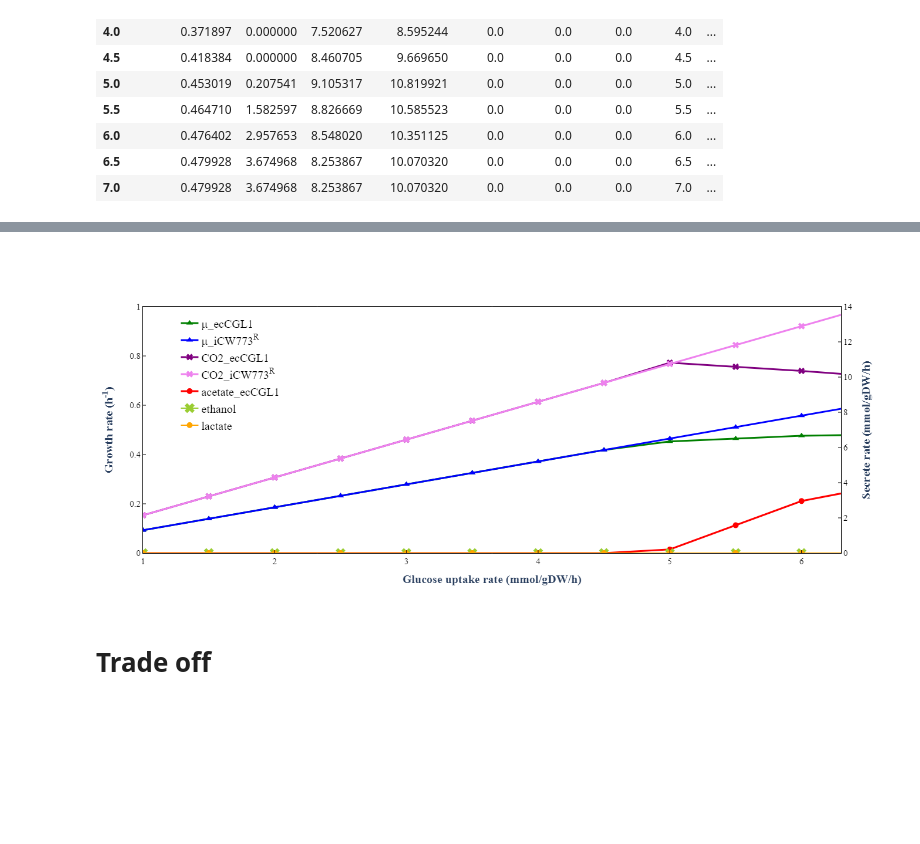
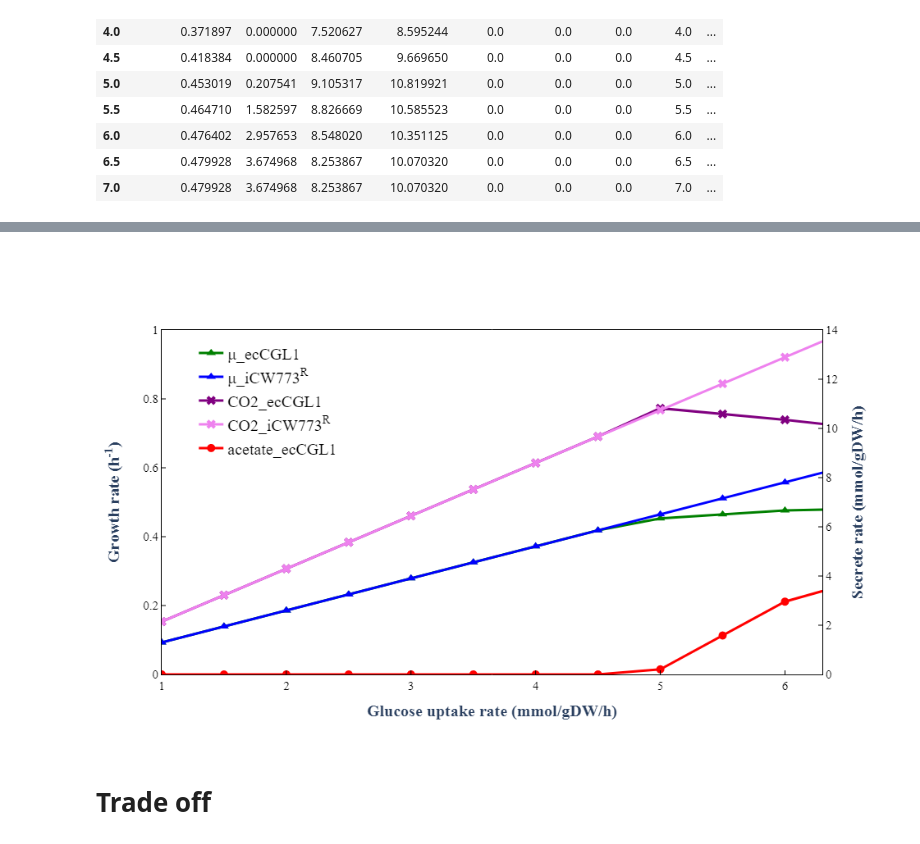
Before and after one commit to tibbdc/ecCGL1, a Jupyter notebook: 06_trade-off.ipynb, the cells around one changed output, grey strips where cells are left out. Drawn from its saved outputs; the diff is of its cells as text; code cells hidden in the pictures; blank space fills up the shorter version.

Commit message:
legend change

```diff
--- a/06_trade-off.ipynb
+++ b/06_trade-off.ipynb
@@ -78,35 +78,31 @@ yield_list
 # %%
 yield_list_pfba = pd.read_csv(yield_file)
 
 #Create traces
 trace5 = go.Scatter(x=yield_list_pfba['glucose'], y=yield_list_pfba['CO2_iCW773<sup>R</sup>'], mode='lines+markers', name='CO2_iCW773<sup>R</sup>',
                     marker={'color': 'violet', 'size': 10, 'symbol': 4},line={'color': 'violet', 'width': 3},xaxis= 'x2', yaxis="y2")
 trace4 = go.Scatter(x=yield_list_pfba['glucose'], y=yield_list_pfba['CO2_ecCGL1'], mode='lines+markers', name='CO2_ecCGL1',
                     marker={'color': 'purple', 'size': 10, 'symbol': 4},line={'color': 'purple', 'width': 3},xaxis= 'x2', yaxis="y2")
 trace3 = go.Scatter(x=yield_list_pfba['glucose'], y=yield_list_pfba['biomass_iCW773<sup>R</sup>'], mode='lines+markers',name='μ_iCW773<sup>R</sup>',
                     marker={'color': 'blue', 'symbol': 5, 'size': 10},line={'color': 'blue', 'width': 3})
-trace2 = go.Scatter(x=yield_list_pfba['glucose'], y=yield_list_pfba['lactate'], mode='lines+markers', name='lactate',
-                    marker={'color': 'orange', 'size': 10},xaxis= 'x2', yaxis="y2")
-trace6 = go.Scatter(x=yield_list_pfba['glucose'], y=yield_list_pfba['ethanol'], mode='lines+markers', name='ethanol',
-                    marker={'color': 'yellowgreen',  'symbol': 4,'size': 15},xaxis= 'x2', yaxis="y2")
 trace1 = go.Scatter(x=yield_list_pfba['glucose'], y=yield_list_pfba['acetate'], mode='lines+markers', name='acetate_ecCGL1',
                     marker={'color': 'red', 'size': 10},line={'color': 'red', 'width': 3},xaxis= 'x2', yaxis="y2")
 trace0 = go.Scatter(x=yield_list_pfba['glucose'], y=yield_list_pfba['biomass_ecCGL1'], mode='lines+markers',name='μ_ecCGL1',
                     marker={'color': 'green', 'symbol': 5, 'size': 10},line={'color': 'green', 'width': 3})
-data1 = [trace0, trace3,trace4,trace5,trace1,trace6,trace2]
+data1 = [trace0, trace3,trace4,trace5,trace1]
 
 layout = go.Layout( plot_bgcolor='white',
                 xaxis= dict(title=dict(text="<b>Glucose uptake rate (mmol/gDW/h)<b>",font=dict(size=20,family='Times New Roman')),tickfont=dict(color= 'black',size=15,family='Times New Roman'),range=[1,6.3],linecolor='black',ticks='inside',tickcolor='black'),
                 xaxis2= dict(linecolor='black',showticklabels=False, overlaying= 'x', side= 'top',range=[1,6.3]),
                 yaxis=dict(title=dict(text="<b>Growth rate (h<sup>-1</sup>)<b>",font=dict(size=20,family='Times New Roman')),tickfont=dict(color= 'black',size=15,family='Times New Roman'),ticks='inside',tickcolor='black',linecolor='black',range=[0,1]),
                 yaxis2=dict(title=dict(text="<b>Secrete rate (mmol/gDW/h)<b>",font=dict(size=20,family='Times New Roman')),overlaying='y',tickfont=dict(color= 'black',size=15,family='Times New Roman'),ticks='inside',tickcolor='black',linecolor='black',side="right",range=[0,14]),
                 legend=dict(x=0.05, y=0.98, font=dict(size=20, color="black",family='Times New Roman')),width=800,height=600)
 fig = go.Figure(data=data1, layout=layout)
 fig.write_image(trade_off_biomass_yield_figfile)
 fig.show()
 # %% [output]
 [interactive output not drawn]
-[figure, old version]
+[figure, new version]
 # %% [markdown]
 # Trade off
 # %%
```
Also changed, not shown: parts of 1 cell of this notebook, 1 other file.
